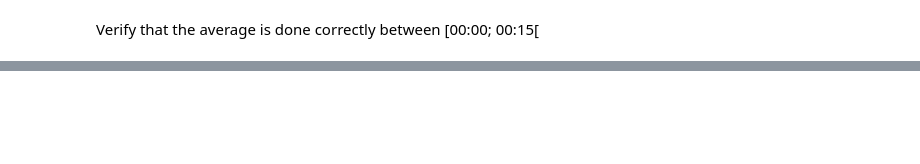
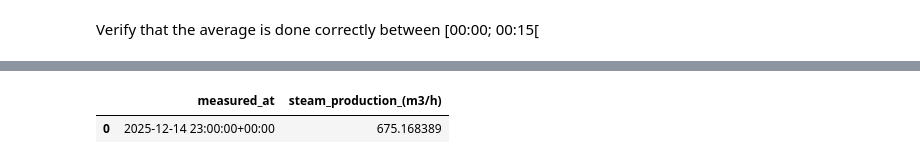
Before and after one commit to danielbinzainol/cascadya, a Jupyter notebook: notebooks/1.0-lam-inariz-data-exploration.ipynb, the cells around one changed output, grey strips where cells are left out. Cells and saved outputs as stored; diff of their text form; code cells hidden in the pictures; blank space fills up the shorter version.

```diff
--- a/notebooks/1.0-lam-inariz-data-exploration.ipynb
+++ b/notebooks/1.0-lam-inariz-data-exploration.ipynb
@@ -57,0 +105,5 @@ plt.show()
+# %%
+from datetime import tzinfo
+start = datetime.datetime(2025,12,15)
+start = pd.to_datetime(start).tz_localize("Europe/Paris").tz_convert("UTC")
+start
@@ -57,0 +112,5 @@ plt.show()
+# %%
+y_copy1day[y_copy1day["measured_at"]==start]
+# %% [output]
+|  | measured_at | steam_production_(m3/h) |
+| 0 | 2025-12-14 23:00:00+00:00 | 675.168389 |
```
Also changed, not shown: parts of 14 cells of this notebook, 3 other files.
